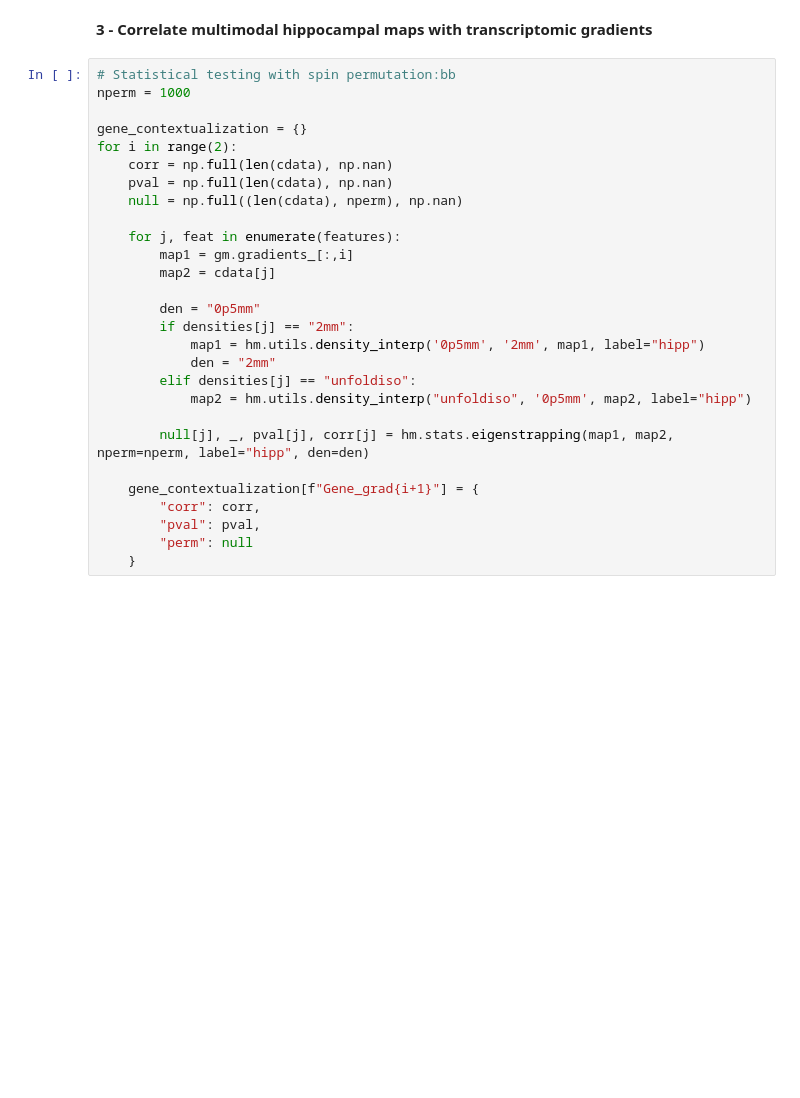
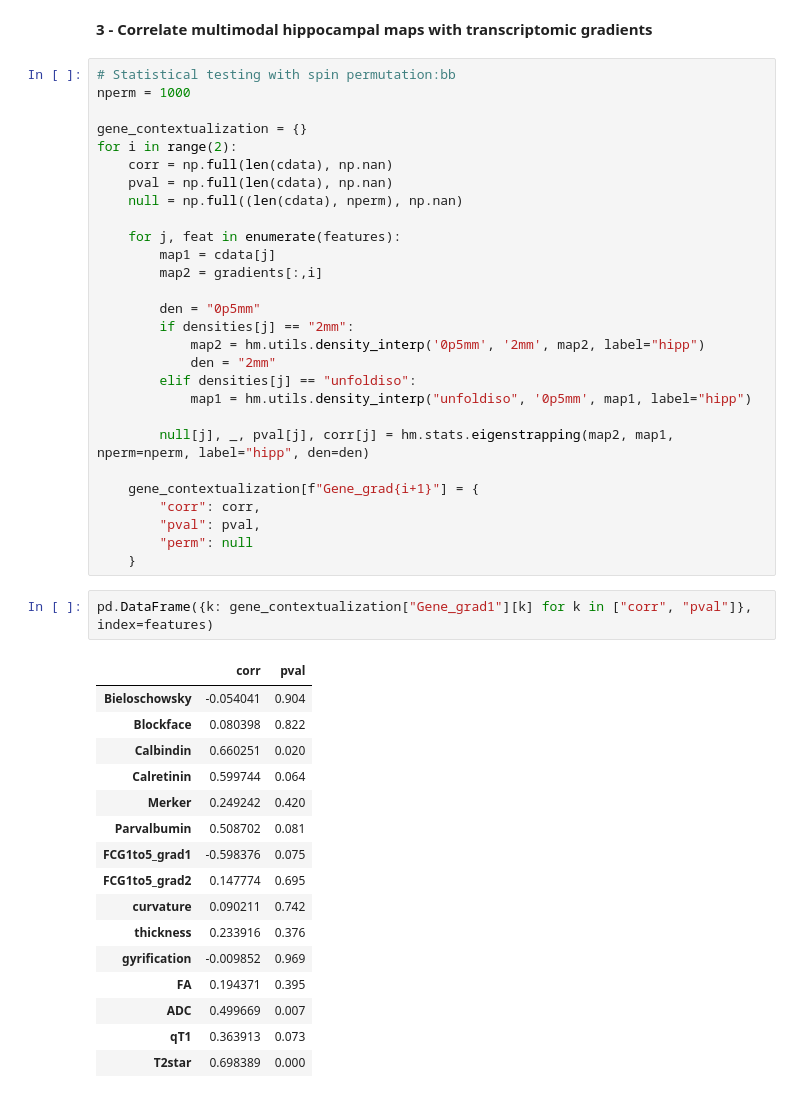
Before and after one commit to alexander-ngo/hippogenes, a Jupyter notebook: notebooks/2_Multimodal-Contextualization.ipynb, the cells around one changed output. Cells and saved outputs as stored; diff of their text form; blank space fills up the shorter version.

```diff
--- a/notebooks/2_Multimodal-Contextualization.ipynb
+++ b/notebooks/2_Multimodal-Contextualization.ipynb
@@ -137,23 +135,42 @@ for i in range(2):
     null = np.full((len(cdata), nperm), np.nan)
 
     for j, feat in enumerate(features):
-        map1 = gm.gradients_[:,i]
-        map2 = cdata[j]
+        map1 = cdata[j]
+        map2 = gradients[:,i]
 
         den = "0p5mm"
         if densities[j] == "2mm":
-            map1 = hm.utils.density_interp('0p5mm', '2mm', map1, label="hipp")
+            map2 = hm.utils.density_interp('0p5mm', '2mm', map2, label="hipp")
             den = "2mm"
         elif densities[j] == "unfoldiso":
-            map2 = hm.utils.density_interp("unfoldiso", '0p5mm', map2, label="hipp")
+            map1 = hm.utils.density_interp("unfoldiso", '0p5mm', map1, label="hipp")
 
-        null[j], _, pval[j], corr[j] = hm.stats.eigenstrapping(map1, map2, nperm=nperm, label="hipp", den=den)
+        null[j], _, pval[j], corr[j] = hm.stats.eigenstrapping(map2, map1, nperm=nperm, label="hipp", den=den)
 
     gene_contextualization[f"Gene_grad{i+1}"] = {
         "corr": corr,
         "pval": pval,
         "perm": null
     }
+# %%
+pd.DataFrame({k: gene_contextualization["Gene_grad1"][k] for k in ["corr", "pval"]}, index=features)
+# %% [output]
+|  | corr | pval |
+| Bieloschowsky | -0.054041 | 0.904 |
+| Blockface | 0.080398 | 0.822 |
+| Calbindin | 0.660251 | 0.020 |
+| Calretinin | 0.599744 | 0.064 |
+| Merker | 0.249242 | 0.420 |
+| Parvalbumin | 0.508702 | 0.081 |
+| FCG1to5_grad1 | -0.598376 | 0.075 |
+| FCG1to5_grad2 | 0.147774 | 0.695 |
+| curvature | 0.090211 | 0.742 |
+| thickness | 0.233916 | 0.376 |
+| gyrification | -0.009852 | 0.969 |
+| FA | 0.194371 | 0.395 |
+| ADC | 0.499669 | 0.007 |
+| qT1 | 0.363913 | 0.073 |
+| T2star | 0.698389 | 0.000 |
 # %%
 data = {
         #Transcriptomics
```
Also changed, not shown: parts of 4 cells of this notebook, 3 other files.
